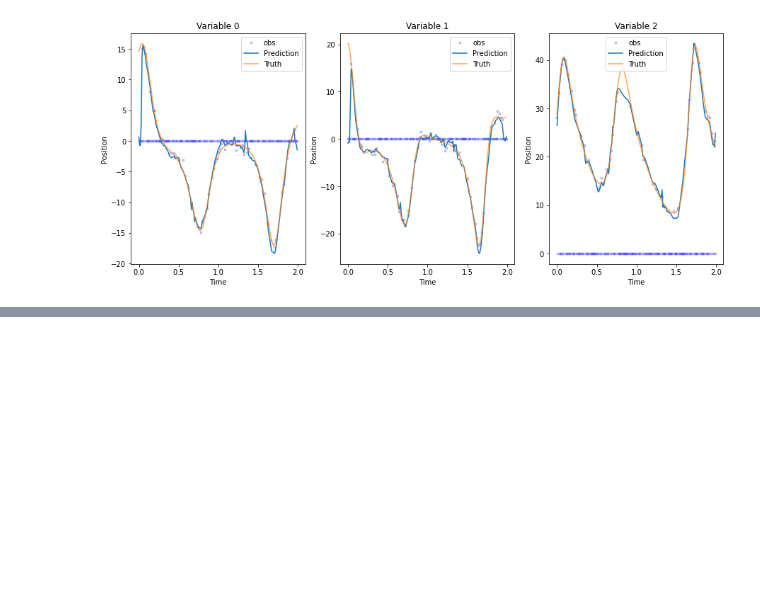
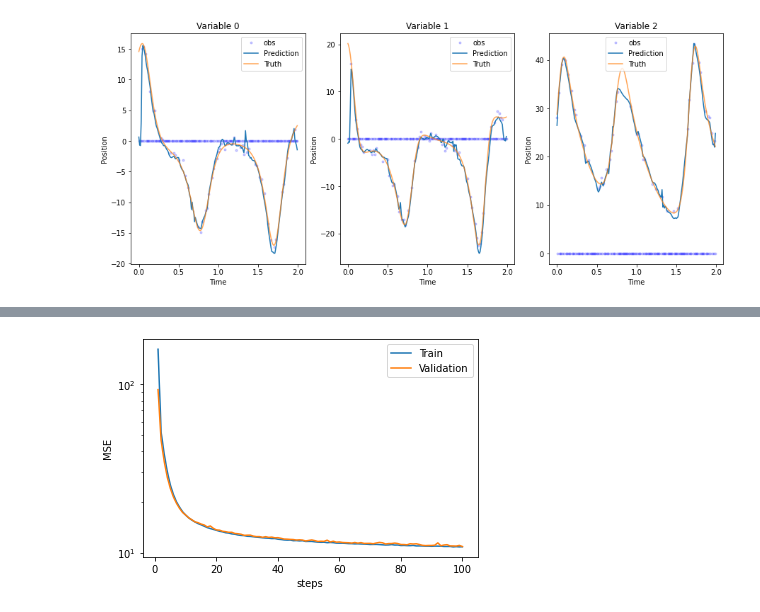
Before and after one commit to cdurand95/DataAssimilationProject, a Jupyter notebook: BaselineL63.ipynb, the cells around one changed output, grey strips where cells are left out. Cells and saved outputs as stored; diff of their text form; code cells hidden in the pictures; blank space fills up the shorter version.

```diff
--- a/BaselineL63.ipynb
+++ b/BaselineL63.ipynb
@@ -290,7 +290,7 @@ class CNN(pl.LightningModule):
         return epoch_val_loss
 
     def configure_optimizers(self):
-        self.optimizer      = optim.Adam(self.parameters(), lr=1e-2)
+        self.optimizer      = optim.Adam(self.parameters(), lr=1e-3)
         self.exp_lr_scheduler = lr_scheduler.StepLR(self.optimizer, step_size=100, gamma=0.1)
 
         return self.optimizer
@@ -361,0 +374,10 @@ print(r_score)
+# %%
+model_CNN = CNN()
+
+print(model_CNN)
+print('CNN : Number of trainable parameters = %d'%(sum(p.numel() for p in model_CNN.parameters() if p.requires_grad)))
+
+tb_logger = pl_loggers.TensorBoardLogger("logs/")
+#Train the model
+trainer = pl.Trainer(logger=tb_logger,max_epochs=100,enable_progress_bar=True,limit_train_batches=1.0)
+trainer.fit(model_CNN)
@@ -361,0 +407,4 @@ print(r_score)
+# %%
+plot_loss(model_CNN,max_epoch=100)
+# %% [output]
+[figure, added]
```
Also changed, not shown: parts of 12 cells of this notebook, 1 other file.
